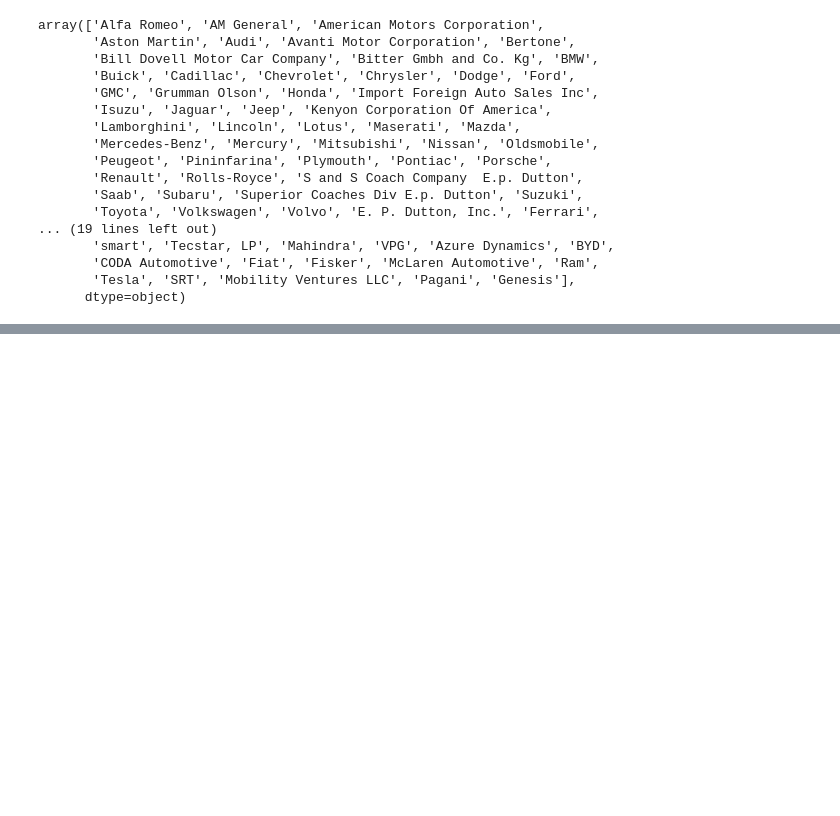
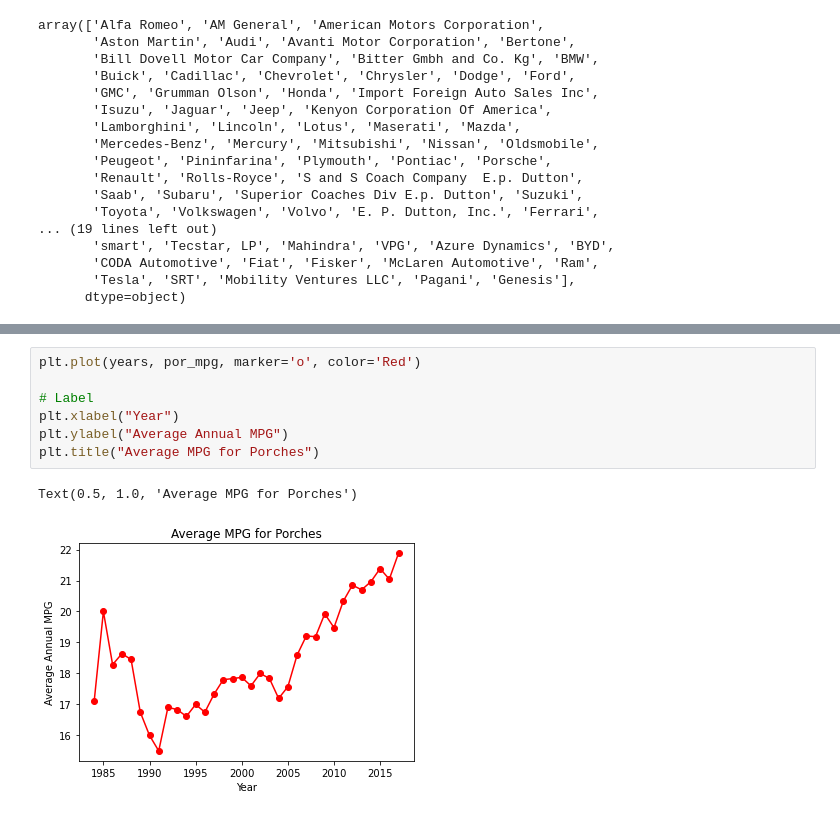
Before and after one commit to geraldwattsthethird/Fuel-Cost-Analysis, a Jupyter notebook: Fuel_Cost.ipynb, the cells around one changed output, grey strips where cells are left out. Cells and saved outputs as stored; diff of their text form; blank space fills up the shorter version.

```diff
--- a/Fuel_Cost.ipynb
+++ b/Fuel_Cost.ipynb
@@ -155,0 +205,10 @@ t_data = fuel_cost.loc[fuel_cost['Make'] == 'Toyota']
+# %%
+plt.plot(years, por_mpg, marker='o', color='Red')
+
+# Label
+plt.xlabel("Year")
+plt.ylabel("Average Annual MPG")
+plt.title("Average MPG for Porches")
+# %% [output]
+Text(0.5, 1.0, 'Average MPG for Porches')
+[figure, added]
```
Also changed, not shown: parts of 8 cells of this notebook.
